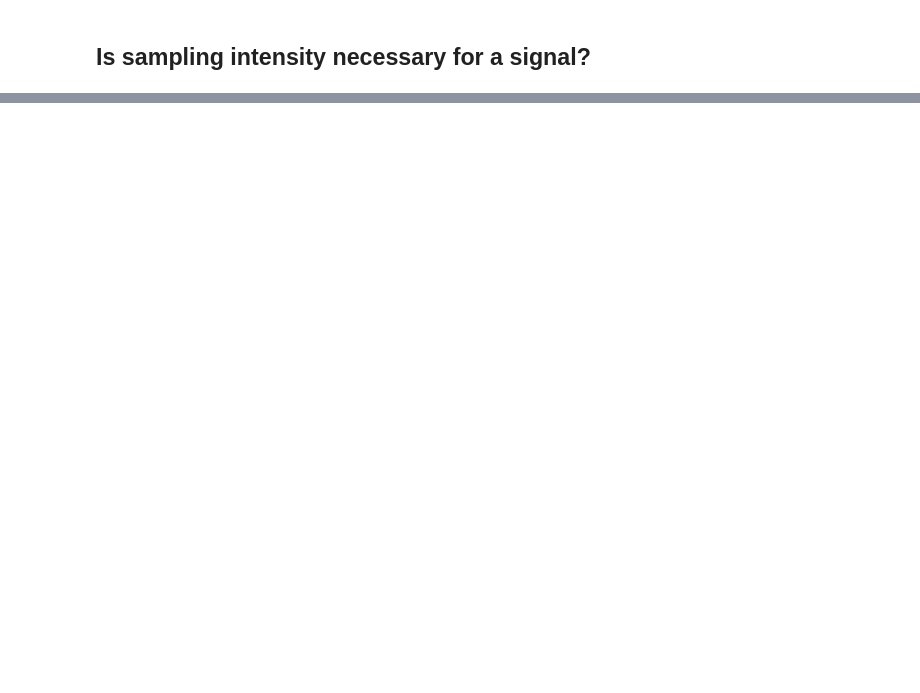
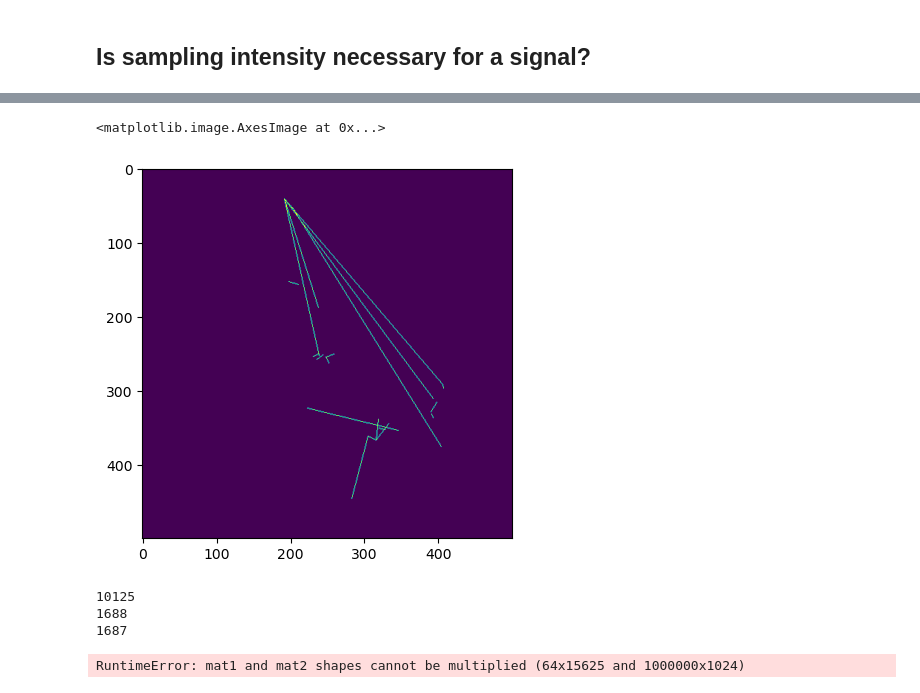
Before and after one commit to giliapatterson/spatial_ckmr, a Jupyter notebook: elephants/network.ipynb, the cells around one changed output, grey strips where cells are left out. Saved outputs shown, nothing was run; the diff lists cells and outputs as text; code cells hidden in the pictures; blank space fills up the shorter version.

```diff
--- a/elephants/network.ipynb
+++ b/elephants/network.ipynb
@@ -327,0 +361,30 @@ df.to_csv("network_results_no_sampling.csv", index = False)
+# %%
+class KinDataset(Dataset):
+    def __init__(self, base_folder, labels_dataframe, spatial_sample = True):
+        self.labels = labels_dataframe
+        self.base_folder = base_folder
+        self.spatial_sample = spatial_sample
+    def __len__(self):
+        return len(self.labels)
+    def __getitem__(self, idx):
+        row = self.labels.iloc[idx,]
+        N = row.loc['N'].astype(int)
+        n = row.loc['n'].astype(int)
+        rep = row.loc['rep'].astype(int)
+        group_size = int(row.loc['group_size'])
+        if(self.spatial_sample):
+            spaghetti_pops_path = f'{self.base_folder}/elephant_data_groupsize{group_size}/pops_{N}_{n}_{rep}.png'
+            spaghetti_pops = read_image(spaghetti_pops_path)
+            spaghetti_sibs_path = f'{self.base_folder}/elephant_data_groupsize{group_size}/halfsibs_{N}_{n}_{rep}.png'
+            spaghetti_sibs = read_image(spaghetti_sibs_path)
+            sampling_path = f'{self.base_folder}/elephant_data_groupsize{group_size}/intensity_map_{N}_{n}_{rep}.png'
+            intensity_map = read_image(sampling_path)
+        else:
+            spaghetti_pops_path = f'{self.base_folder}/elephant_data_groupsize{group_size}/random_pops_{N}_{n}_{rep}.png'
+            spaghetti_pops = read_image(spaghetti_pops_path)
+            spaghetti_sibs_path = f'{self.base_folder}/elephant_data_groupsize{group_size}/random_halfsibs_{N}_{n}_{rep}.png'
+            spaghetti_sibs = read_image(spaghetti_sibs_path)
+            intensity_map = read_image("allzero.png")
+        input_tensor = torch.cat((spaghetti_pops, spaghetti_sibs, intensity_map), 0).float()
+        label = torch.tensor([self.labels['N'].iloc[idx]]).float()
+        return input_tensor, label, torch.tensor([n]), group_size
@@ -327,0 +393,3 @@ df.to_csv("network_results_no_sampling.csv", index = False)
+# %%
+labels = spatial_labels.query('N > 300')
+labels
@@ -327,0 +410,2 @@ df.to_csv("network_results_no_sampling.csv", index = False)
+# %%
+kin_dataset = KinDataset("/sietch_colab/gpatters/ckmr/elephants", labels, spatial_sample = True)
@@ -327,0 +420,6 @@ df.to_csv("network_results_no_sampling.csv", index = False)
+# %%
+plt.imshow(kin_dataset[2][0][0])
+#plt.imshow(kin_dataset[2][0][2])
+# %% [output]
+<matplotlib.image.AxesImage at 0x...>
+[figure, added]
@@ -327,0 +431,14 @@ df.to_csv("network_results_no_sampling.csv", index = False)
+# %%
+train_kin, valid_kin, test_kin = random_split(kin_dataset, [n_train, n_valid, n_test], generator=torch.Generator().manual_seed(42))
+
+batch_size = 64
+train_kin_dl = DataLoader(train_kin, batch_size, shuffle = True)
+valid_kin_dl = DataLoader(valid_kin, batch_size, shuffle = True)
+test_kin_dl = DataLoader(test_kin, batch_size, shuffle = True)
+print(len(train_kin))
+print(len(valid_kin))
+print(len(test_kin))
+# %% [output]
+10125
+1688
+1687
@@ -327,0 +471,4 @@ df.to_csv("network_results_no_sampling.csv", index = False)
+# %%
+model(input_tensor.to(device), torch.tensor([1]).to(device))
+# %% [output]
+RuntimeError: mat1 and mat2 shapes cannot be multiplied (64x15625 and 1000000x1024)
```
Also changed, not shown: parts of 39 cells of this notebook, 2 other files.
